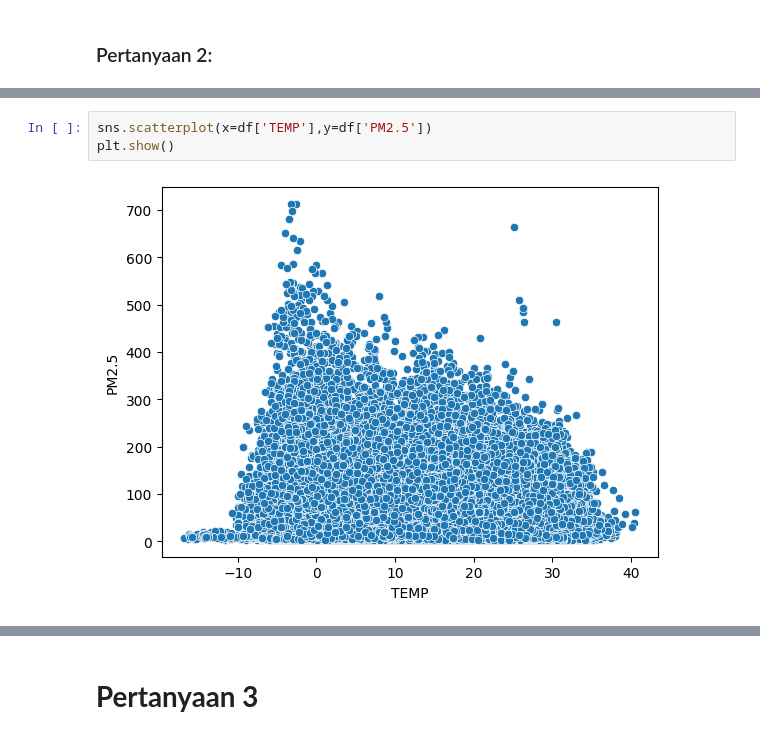
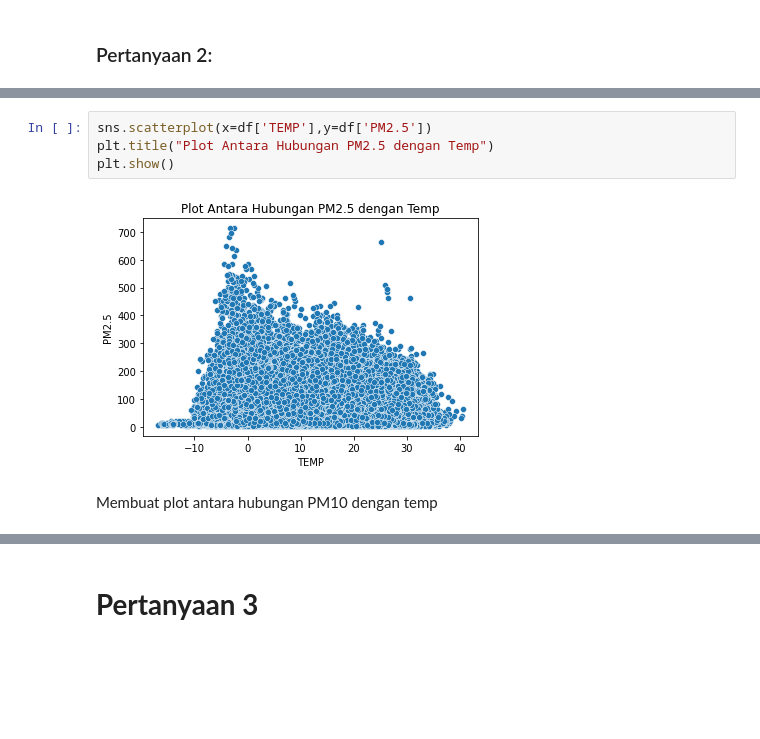
Before and after one commit to ricogodwyn/submission, a Jupyter notebook: Notebook.ipynb, the cells around one changed output, grey strips where cells are left out. Drawn from its saved outputs; the diff is of its cells as text; blank space fills up the shorter version.

```diff
--- a/Notebook.ipynb
+++ b/Notebook.ipynb
@@ -199,7 +226,10 @@ plt.show()
 # %%
 sns.scatterplot(x=df['TEMP'],y=df['PM2.5'])
+plt.title("Plot Antara Hubungan PM2.5 dengan Temp")
 plt.show()
 # %% [output]
-[figure, old version]
+[figure, new version]
+# %% [markdown]
+Membuat plot antara hubungan PM10 dengan temp
 # %%
 sns.scatterplot(x=df['TEMP'],y=df['PM10'])
```
Also changed, not shown: parts of 24 cells of this notebook, 3 other files.
